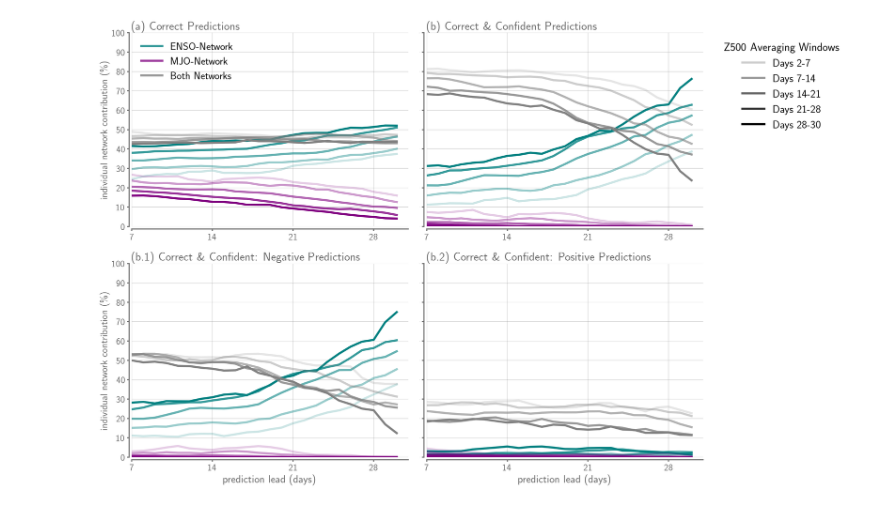
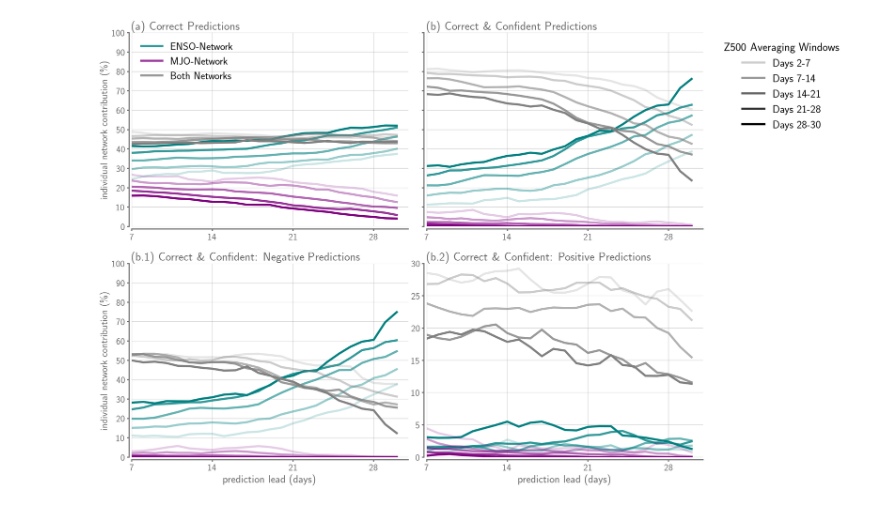
Before and after one commit to kjmayer/ENSOvsMJO, a Jupyter notebook: interpret/interpret-modelcont-plot.ipynb, the cells around one changed output. Cells and saved outputs as stored; diff of their text form; code cells hidden in the pictures.

```diff
--- a/interpret/interpret-modelcont-plot.ipynb
+++ b/interpret/interpret-modelcont-plot.ipynb
@@ -158,8 +158,13 @@ for loc in ['A','B','C','D']:
     ax[loc].yaxis.grid(zorder=1,color='dimgrey',alpha=0.35)
     ax[loc].xaxis.grid(zorder=1,color='dimgrey',alpha=0.35)
 
-    ax[loc].set_ylim(0,100)
-    ax[loc].set_yticks(np.arange(0,110,10))
+    if loc in ['A','B','C']:
+        ax[loc].set_ylim(0,100)
+        ax[loc].set_yticks(np.arange(0,110,10))
+    else:
+        ax[loc].set_ylim(0,30)
+        ax[loc].set_yticks(np.arange(0,35,5))
+
     ax[loc].set_xlim(0,len(LEADS))
     ax[loc].set_xticks(np.arange(0,28,7))
 
@@ -328,32 +333,32 @@ ax['D'].plot(np.mean(model1_signconfcorrfracpred_avg[:,26:29,1],axis=1)*100,
 ax['D'].plot(np.mean(model2_signconfcorrfracpred_avg[:,0:5,1],axis=1)*100,
                 color='purple', alpha=0.2,linewidth=linewidth)
 ax['D'].plot(np.mean(model2_signconfcorrfracpred_avg[:,5:12,1],axis=1)*100,
                 color='purple', alpha=0.4,linewidth=linewidth)
 ax['D'].plot(np.mean(model2_signconfcorrfracpred_avg[:,12:19,1],axis=1)*100,
                 color='purple', alpha=0.6,linewidth=linewidth)
 ax['D'].plot(np.mean(model2_signconfcorrfracpred_avg[:,19:26,1],axis=1)*100,
                 color='purple', alpha=0.8,linewidth=linewidth)
 ax['D'].plot(np.mean(model2_signconfcorrfracpred_avg[:,26:29,1],axis=1)*100,
                  color='purple', alpha=1.0,linewidth=linewidth)
 
 
 ax['D'].plot(np.mean(model12_signconfcorrfracpred_avg[:,0:5,1],axis=1)*100,
                 color='grey', alpha=0.2,linewidth=linewidth)
 ax['D'].plot(np.mean(model12_signconfcorrfracpred_avg[:,5:12,1],axis=1)*100,
                 color='grey', alpha=0.4,linewidth=linewidth)
 ax['D'].plot(np.mean(model12_signconfcorrfracpred_avg[:,12:19,1],axis=1)*100,
                 color='grey', alpha=0.6,linewidth=linewidth)
 ax['D'].plot(np.mean(model12_signconfcorrfracpred_avg[:,19:26,1],axis=1)*100,
                 color='grey', alpha=0.8,linewidth=linewidth)
 ax['D'].plot(np.mean(model12_signconfcorrfracpred_avg[:,26:29,1],axis=1)*100,
                  color='grey', alpha=1.0,linewidth=linewidth)
 
 ax['D'].set_title('(b.2) Correct \& Confident: Positive Predictions',fontsize=FS+5,color='dimgrey',loc='left')
-ax['D'].set_yticklabels(np.arange(0,110,10),fontsize=0,color='dimgrey')
+ax['D'].set_yticklabels(np.arange(0,35,5),fontsize=FS,color='dimgrey')
 ax['D'].set_xticklabels(np.arange(LEADS[0],LEADS[-1],7),fontsize=FS,color='dimgrey')
 ax['D'].set_xlabel('prediction lead (days)',fontsize=FS+3,color='dimgrey')
 
 plt.savefig('/glade/work/kjmayer/research/catalyst/ENSOvsMJO/plots/modelcontribution_main_final.png',dpi=300,bbox_inches='tight')
 # plt.show()
 # %% [output]
-[figure, old version]
+[figure, new version]
```
Also changed, not shown: 1 other file.
